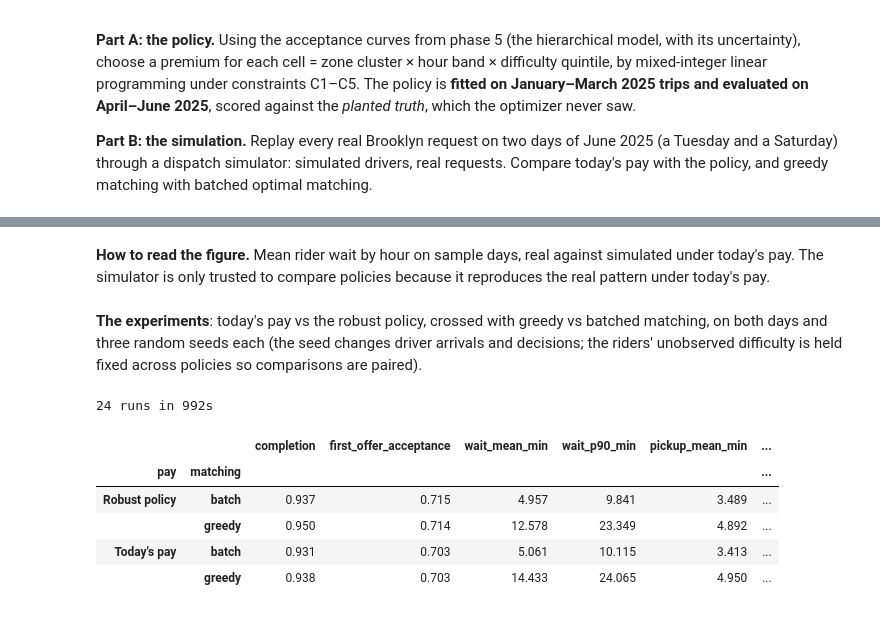
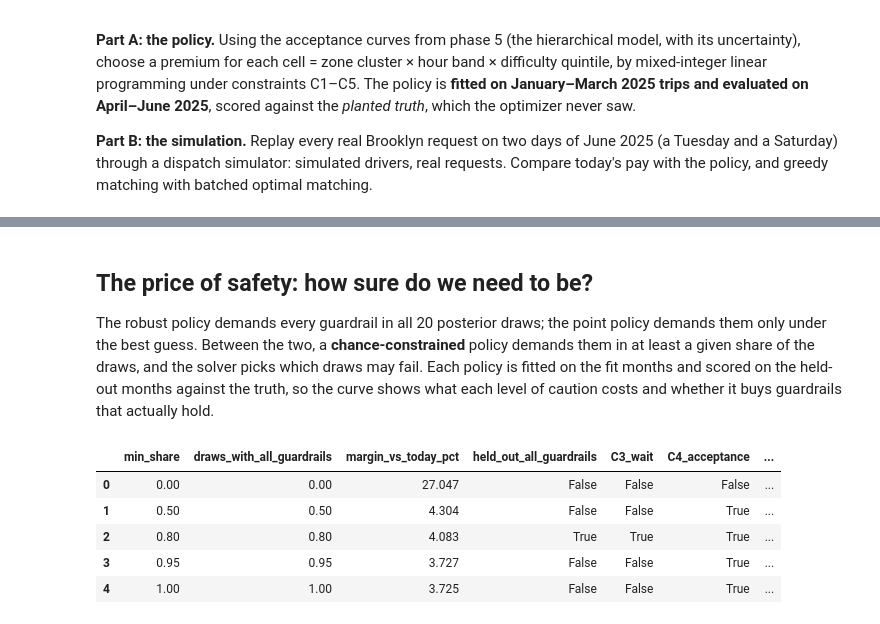
Before and after one commit to janeruxi1/ridehail-driver-pay-optimization, a Jupyter notebook: notebooks/06_pay_policy_simulation.ipynb, the cells around one changed output, grey strips where cells are left out. Cells and saved outputs as stored; diff of their text form; code cells hidden in the pictures.

```diff
--- a/notebooks/06_pay_policy_simulation.ipynb
+++ b/notebooks/06_pay_policy_simulation.ipynb
@@ -377,31 +280,35 @@ check.round(2)
-# %% [markdown]
-**How to read the figure.** Mean rider wait by hour on sample days, real against simulated under today's pay. The simulator is only trusted to compare policies because it reproduces the real pattern under today's pay.
 # %% [markdown]
-**The experiments**: today's pay vs the robust policy, crossed with greedy vs batched matching, on
-both days and three random seeds each (the seed changes driver arrivals and decisions; the riders'
-unobserved difficulty is held fixed across policies so comparisons are paired).
+## The price of safety: how sure do we need to be?
+
+The robust policy demands every guardrail in all 20 posterior draws; the point policy demands them only
+under the best guess. Between the two, a **chance-constrained** policy demands them in at least a given
+share of the draws, and the solver picks which draws may fail. Each policy is fitted on the fit months
+and scored on the held-out months against the truth, so the curve shows what each level of caution
+costs and whether it buys guardrails that actually hold.
 # %%
-t0 = time.time()
-runs = []
-for d in days:
-    for seed in range(2 if FAST else 3):
-        for offer_col, pname in [("offer_sq", "Today's pay"), ("offer_policy", "Robust policy")]:
-            for matching in ["greedy", "batch"]:
-                s = simulate_day(d, offer_col, matching, calib[d], seed=seed)
-                s.pop("wait_by_hour")
-                runs.append({"day": str(d), "seed": seed, "pay": pname, "matching": matching, **s})
-runs = pd.DataFrame(runs)
-print(f"{len(runs)} runs in {time.time() - t0:.0f}s")
-KPIS = ["completion", "first_offer_acceptance", "wait_mean_min", "wait_p90_min", "pickup_mean_min",
-        "margin_per_request", "pay_per_trip", "earnings_per_online_hour"]
-sim_table = runs.groupby(["pay", "matching"])[KPIS].mean()
-sim_table.round(3)
+from ridepay import ope  # noqa: E402
+
+LEVELS = [0.0, 0.5, 0.8, 0.95, 1.0]
+today_margin = held_summary.loc["Today", "margin_per_request"]
+frontier = []
+for share in LEVELS:
+    ch, res_c, _ = policy.optimize_chance(fit_table, range(1, D + 1), share, time_limit=60 if FAST else 300)
+    if ch is None:
+        print(f"no policy keeps every guardrail in ≥{share:.0%} of draws: {res_c.message}")
+        continue
+    hc = choice_for(held_table, ch)
+    s_, g_ = policy.summarize(held_table, hc), policy.guardrails(held_table, hc)
+    in_draws = pd.DataFrame([policy.guardrails(fit_table, ch, d) for d in range(1, D + 1)]).all(axis=1).mean()
+    frontier.append({"min_share": share, "draws_with_all_guardrails": float(in_draws),
+                     "margin_vs_today_pct": float(100 * (s_["margin_per_request"] / today_margin - 1)),
+                     "held_out_all_guardrails": bool(all(g_.values())), **g_})
+frontier = pd.DataFrame(frontier)
+frontier.round(3)
 # %% [output]
-24 runs in 992s
-|  |  | completion | first_offer_acceptance | wait_mean_min | wait_p90_min | pickup_mean_min | ... |
-| pay | matching |  |  |  |  |  | ... |
-| Robust policy | batch | 0.937 | 0.715 | 4.957 | 9.841 | 3.489 | ... |
-|  | greedy | 0.950 | 0.714 | 12.578 | 23.349 | 4.892 | ... |
-| Today's pay | batch | 0.931 | 0.703 | 5.061 | 10.115 | 3.413 | ... |
-|  | greedy | 0.938 | 0.703 | 14.433 | 24.065 | 4.950 | ... |
+|  | min_share | draws_with_all_guardrails | margin_vs_today_pct | held_out_all_guardrails | C3_wait | C4_acceptance | ... |
+| 0 | 0.00 | 0.00 | 27.047 | False | False | False | ... |
+| 1 | 0.50 | 0.50 | 4.304 | False | False | True | ... |
+| 2 | 0.80 | 0.80 | 4.083 | True | True | True | ... |
+| 3 | 0.95 | 0.95 | 3.727 | False | False | True | ... |
+| 4 | 1.00 | 1.00 | 3.725 | False | False | True | ... |
 # %%
```
Also changed, not shown: parts of 48 cells of this notebook, 54 other files.
